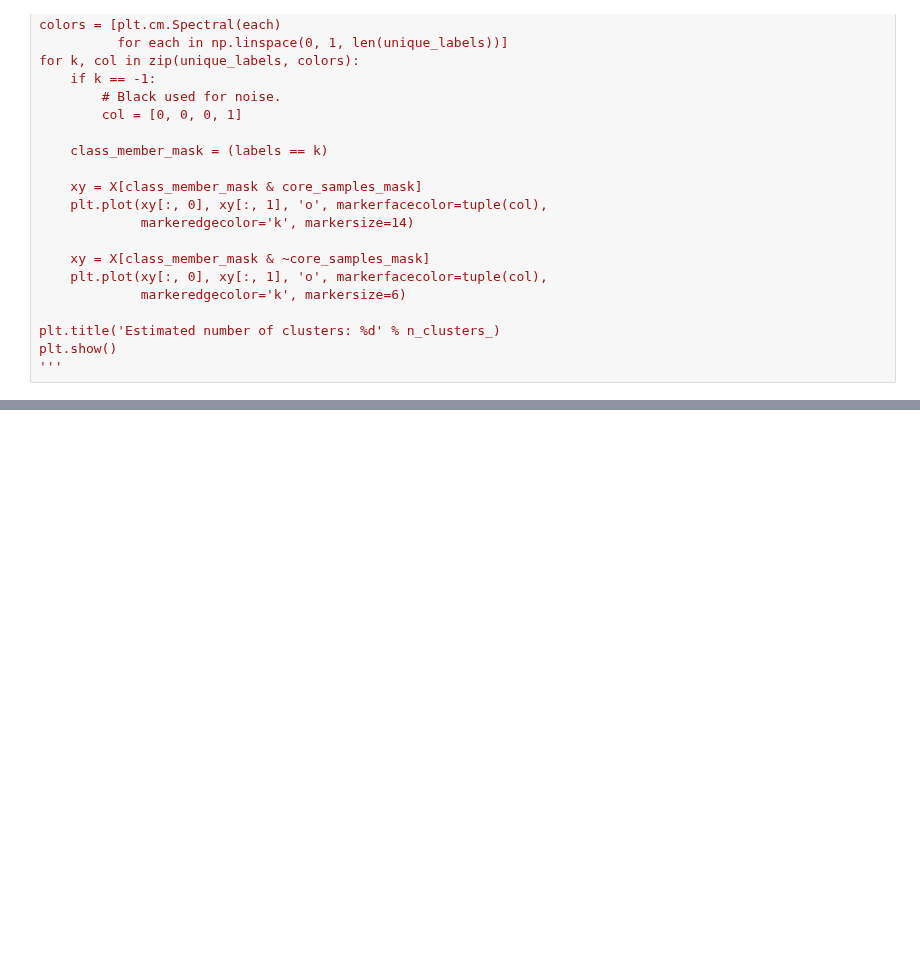
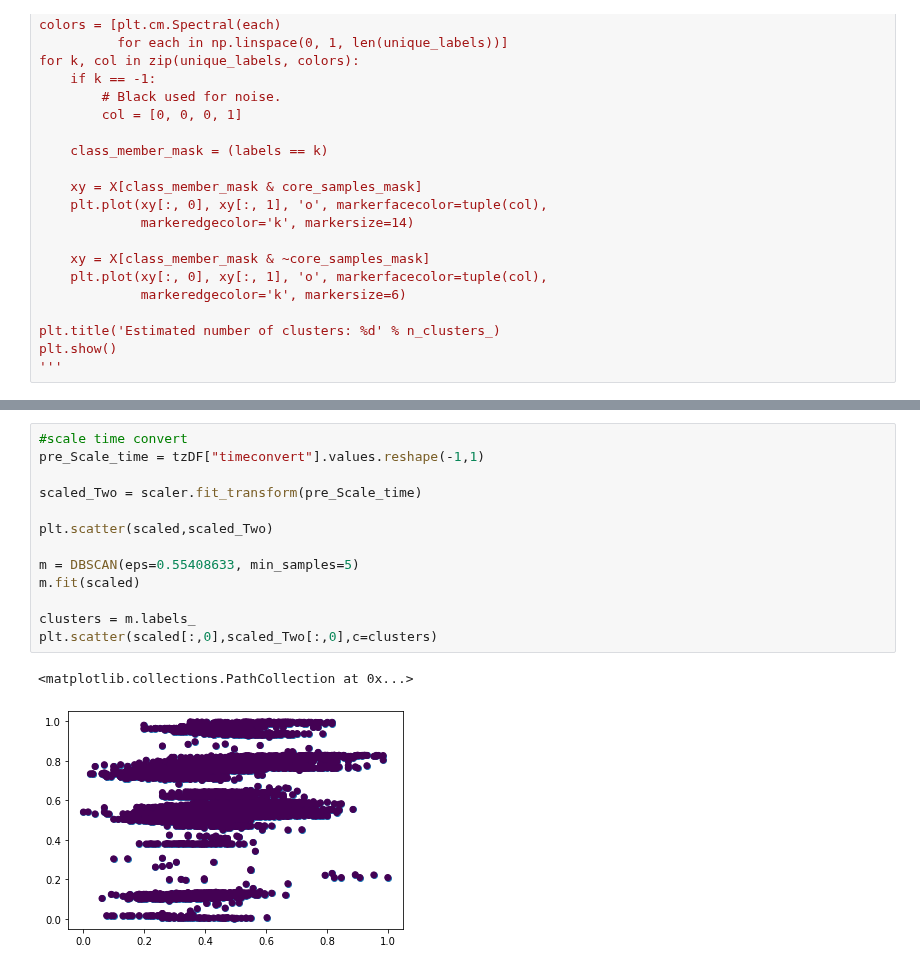
Before and after one commit to mylesm19/Volcanic_Activity_Detection, a Jupyter notebook: MM_01_Volcanic_activity_detection_and_noise_characterization_using_machine_learning.ipynb, the cells around one changed output, grey strips where cells are left out. Cells and saved outputs as stored; diff of their text form; blank space fills up the shorter version.

```diff
--- a/MM_01_Volcanic_activity_detection_and_noise_characterization_using_machine_learning.ipynb
+++ b/MM_01_Volcanic_activity_detection_and_noise_characterization_using_machine_learning.ipynb
@@ -863,0 +908,16 @@ min_Mean_Differnces
+# %%
+#scale time convert
+pre_Scale_time = tzDF["timeconvert"].values.reshape(-1,1)
+
+scaled_Two = scaler.fit_transform(pre_Scale_time)
+
+plt.scatter(scaled,scaled_Two)
+
+m = DBSCAN(eps=0.55408633, min_samples=5)
+m.fit(scaled)
+
+clusters = m.labels_
+plt.scatter(scaled[:,0],scaled_Two[:,0],c=clusters)
+# %% [output]
+<matplotlib.collections.PathCollection at 0x...>
+[figure, added]
```
Also changed, not shown: parts of 12 cells of this notebook.
